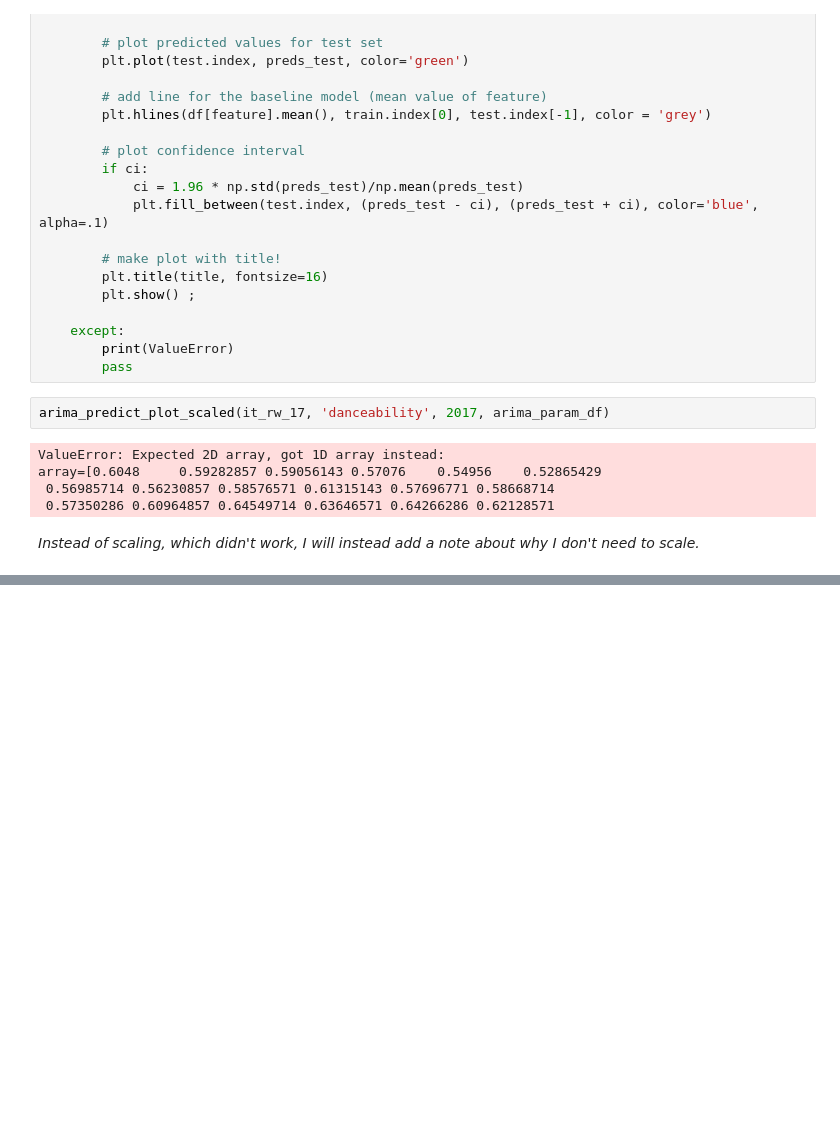
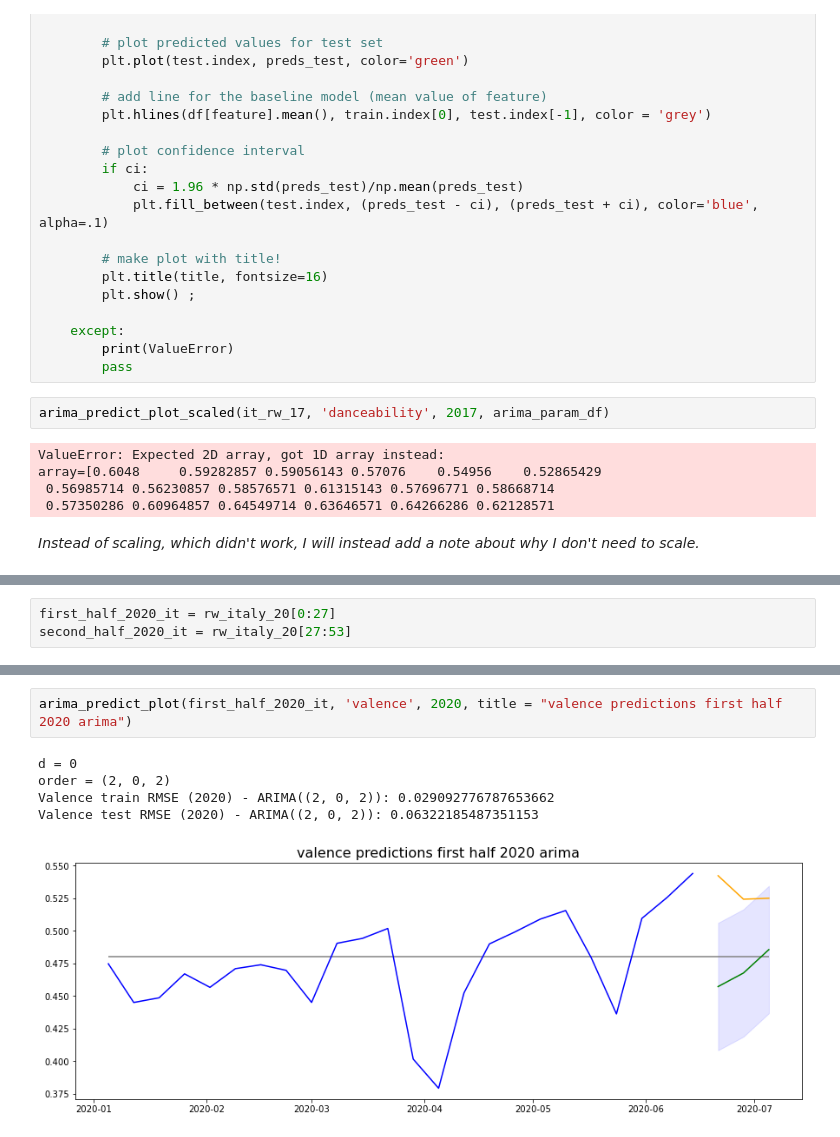
Before and after one commit to EmFib/music_for_the_future, a Jupyter notebook: code/model_benchmarking_2017.ipynb, the cells around one changed output, grey strips where cells are left out. Cells and saved outputs as stored; diff of their text form; blank space fills up the shorter version.

```diff
--- a/code/model_benchmarking_2017.ipynb
+++ b/code/model_benchmarking_2017.ipynb
@@ -1035,0 +1171,3 @@ _Instead of scaling, which didn't work, I will instead add a note about why I do
+# %%
+first_half_2020_it = rw_italy_20[0:27]
+second_half_2020_it = rw_italy_20[27:53]
@@ -1035,0 +1191,8 @@ _Instead of scaling, which didn't work, I will instead add a note about why I do
+# %%
+arima_predict_plot(first_half_2020_it, 'valence', 2020, title = "valence predictions first half 2020 arima")
+# %% [output]
+d = 0
+order = (2, 0, 2)
+Valence train RMSE (2020) - ARIMA((2, 0, 2)): 0.029092776787653662
+Valence test RMSE (2020) - ARIMA((2, 0, 2)): 0.06322185487351153
+[figure, added]
```
Also changed, not shown: parts of 26 cells of this notebook, 22 other files.
